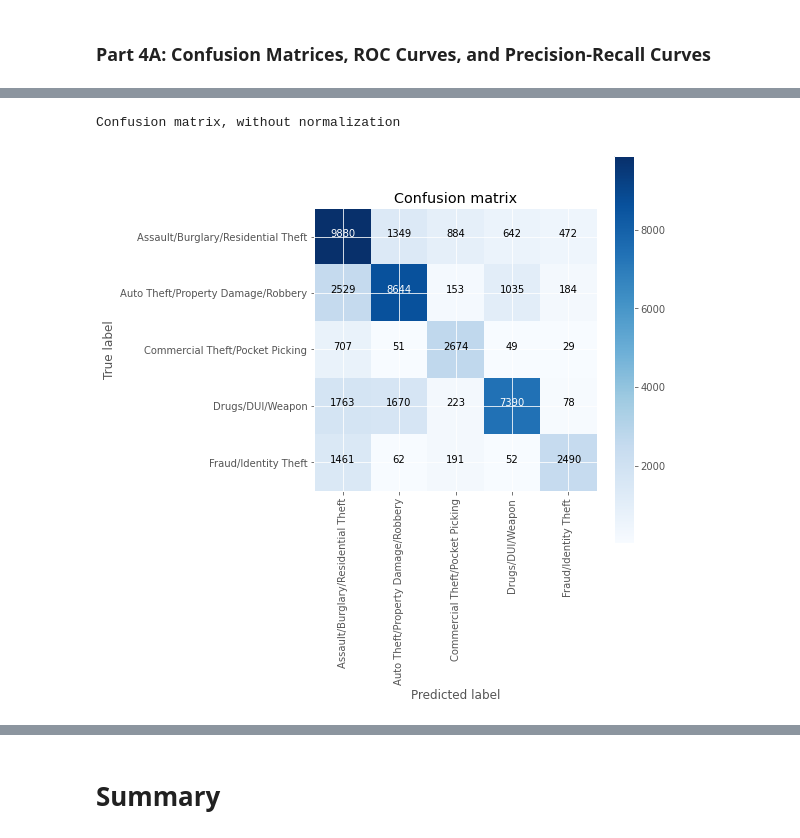
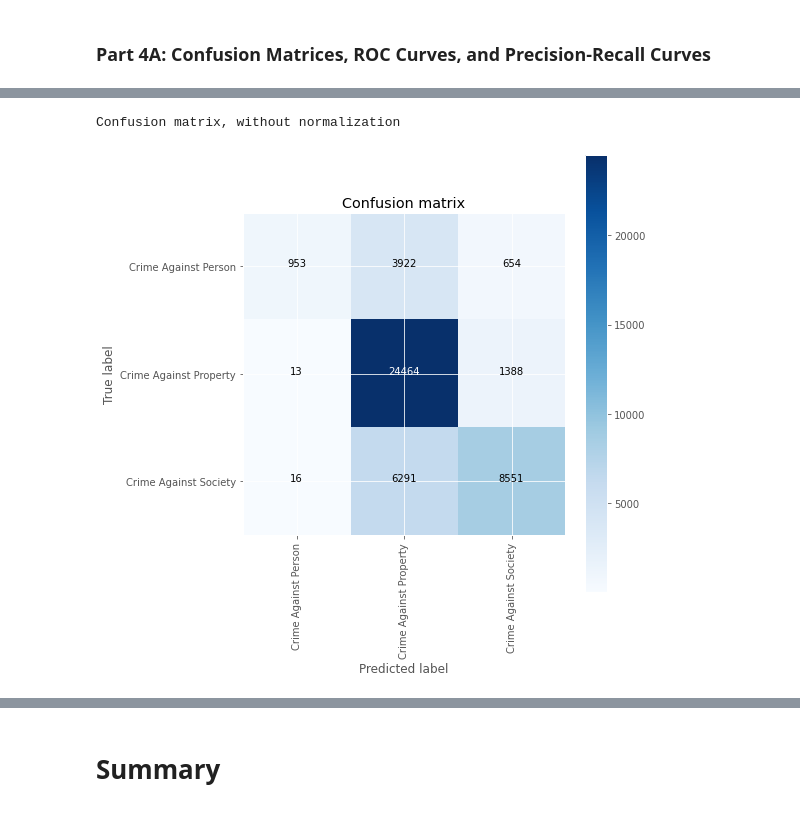
Before and after one commit to hudsonbat/Data-205, a Jupyter notebook: MCCrime_Trees.ipynb, the cells around one changed output, grey strips where cells are left out. Saved outputs shown, nothing was run; the diff lists cells and outputs as text; code cells hidden in the pictures.

Commit message:
FINAL CRIME CLASSIFICATION TREES

```diff
--- a/MCCrime_Trees.ipynb
+++ b/MCCrime_Trees.ipynb
@@ -295,7 +219,7 @@ data.shape
 # %%
 ## Get features for each dataset
 
-features1 = data[data.columns[~data.columns.isin(['Incident ID','Day','Block','Crime Name3','Crime Name1','Crime Type','Location','Start_Date_Time','Day'])]]
+features1 = data[data.columns[~data.columns.isin(['Incident ID','Day','Block','Crime Name3','Crime Name1','Location','Start_Date_Time','Day'])]]
 # %%
 ## Label encode the target variable for each dataset
 
@@ -798,0 +578,5 @@ print(rs.best_params_)
+# %%
+best_model_rf = rs.best_estimator_
+ovr_best_model_rf = OneVsRestClassifier(best_model_rf)
+# %%
+ovr_best_model_rf.fit(train_gen1,train_labels_gen1)
@@ -798,0 +594,2 @@ print(rs.best_params_)
+# %%
+predictions_rf_prob = ovr_best_model_rf.predict_proba(test_gen1)
@@ -1533,14 +1266,16 @@ plotImportances(top_importances1, top_features_list1)
 # %%
-cnf_matrix = confusion_matrix(test_labels_spec1, np.argmax(predictions_spec_rf_prob, axis=1))
+from sklearn.metrics import confusion_matrix
+
+cnf_matrix = confusion_matrix(test_labels_gen1, np.argmax(predictions_rf_prob, axis=1))
 
 # Plot normalized confusion matrix
 fig = plt.figure()
 fig.set_size_inches(10, 10, forward=True)
 #fig.align_labels()
 
 # fig.subplots_adjust(left=0.0, right=1.0, bottom=0.0, top=1.0)
-plot_confusion_matrix(cnf_matrix, classes=np.asarray(top_classes_spec), normalize=False,
+plot_confusion_matrix(cnf_matrix, classes=np.asarray(top_classes_gen), normalize=False,
                       title='Confusion matrix')
 # %% [output]
 Confusion matrix, without normalization
-[figure, old version]
+[figure, new version]
```
Also changed, not shown: parts of 191 cells of this notebook.
